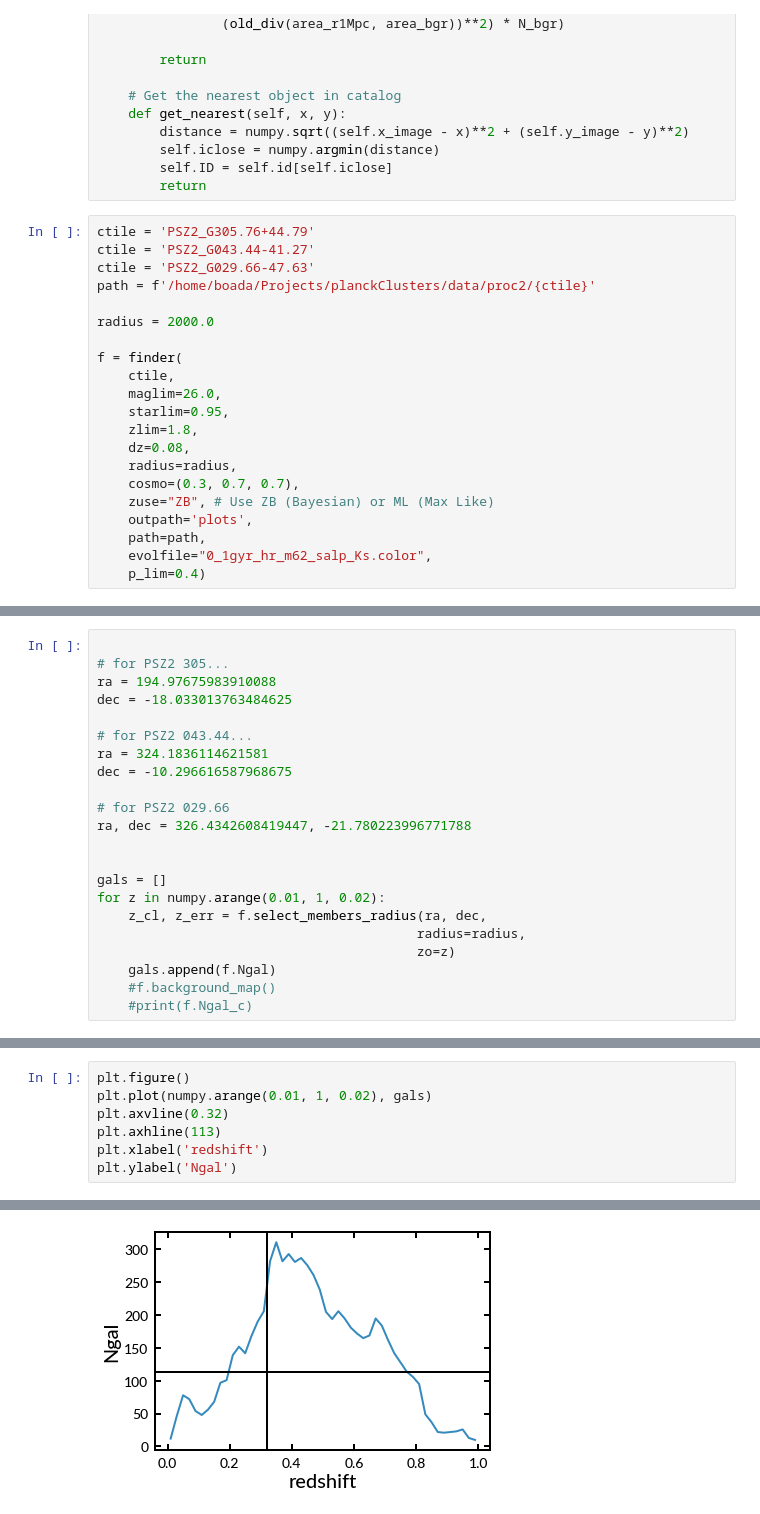
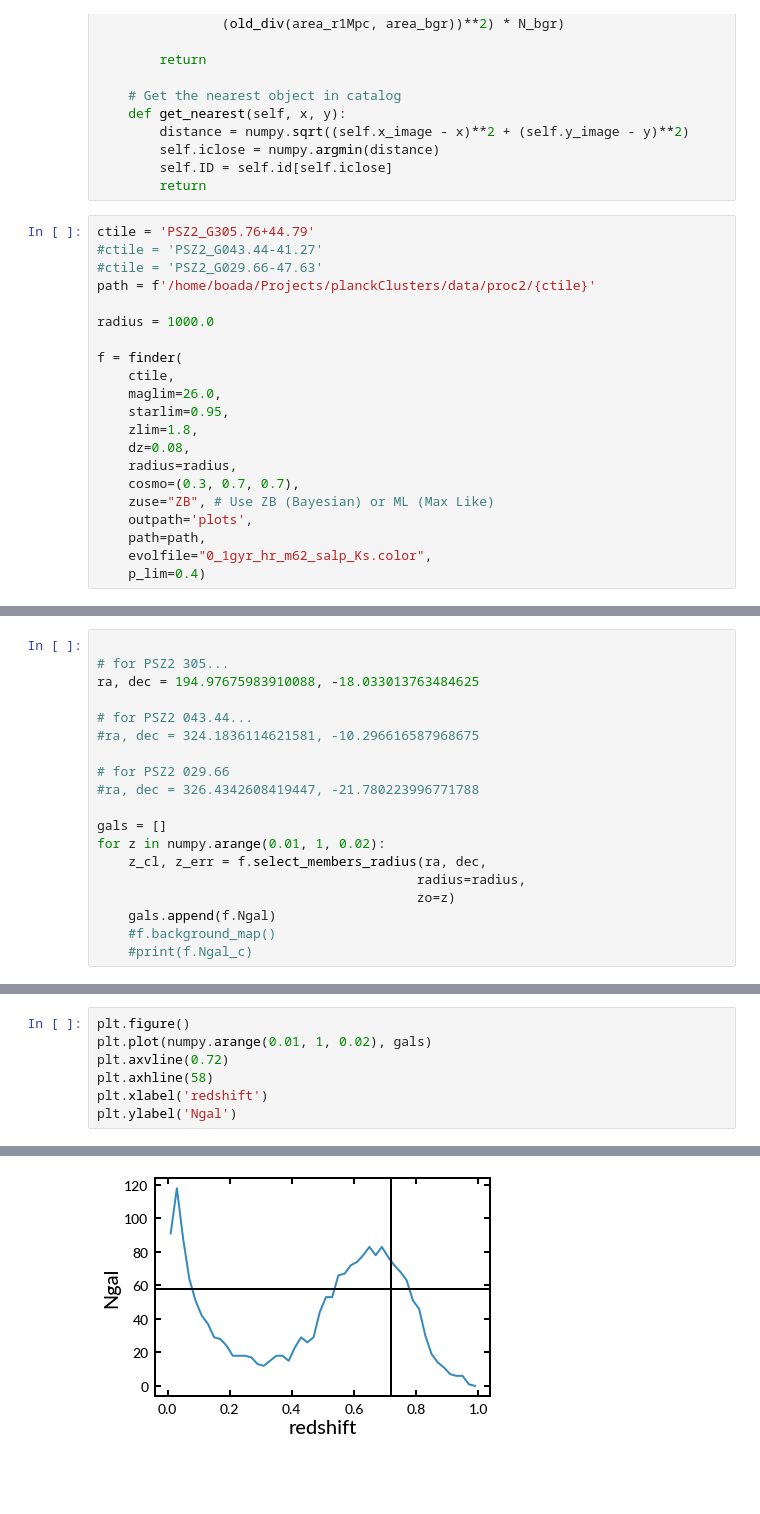
Before and after one commit to boada/planckClusters, a Jupyter notebook: analysis_ir/notebooks/06. Read Cluster Data.ipynb, the cells around one changed output, grey strips where cells are left out. Saved outputs shown, nothing was run; the diff lists cells and outputs as text; blank space fills up the shorter version.

```diff
--- a/analysis_ir/notebooks/06. Read Cluster Data.ipynb
+++ b/analysis_ir/notebooks/06. Read Cluster Data.ipynb
@@ -869,11 +871,11 @@ class finder:
         return
 # %%
 ctile = 'PSZ2_G305.76+44.79'
-ctile = 'PSZ2_G043.44-41.27'
-ctile = 'PSZ2_G029.66-47.63'
+#ctile = 'PSZ2_G043.44-41.27'
+#ctile = 'PSZ2_G029.66-47.63'
 path = f'/home/boada/Projects/planckClusters/data/proc2/{ctile}'
 
-radius = 2000.0
+radius = 1000.0
 
 f = finder(
     ctile,
@@ -912,16 +914,13 @@ f = finder(
 # %%
 
 # for PSZ2 305...
-ra = 194.97675983910088
-dec = -18.033013763484625
+ra, dec = 194.97675983910088, -18.033013763484625
 
 # for PSZ2 043.44...
-ra = 324.1836114621581
-dec = -10.296616587968675
+#ra, dec = 324.1836114621581, -10.296616587968675
 
 # for PSZ2 029.66
-ra, dec = 326.4342608419447, -21.780223996771788
-
+#ra, dec = 326.4342608419447, -21.780223996771788
 
 gals = []
 for z in numpy.arange(0.01, 1, 0.02):
@@ -953,10 +952,10 @@ for z in numpy.arange(0.01, 1, 0.02):
 # %%
 plt.figure()
 plt.plot(numpy.arange(0.01, 1, 0.02), gals)
-plt.axvline(0.32)
-plt.axhline(113)
+plt.axvline(0.72)
+plt.axhline(58)
 plt.xlabel('redshift')
 plt.ylabel('Ngal')
 # %% [output]
 Text(0, 0.5, 'Ngal')
-[figure, old version]
+[figure, new version]
```
Also changed, not shown: parts of 3 cells of this notebook.
